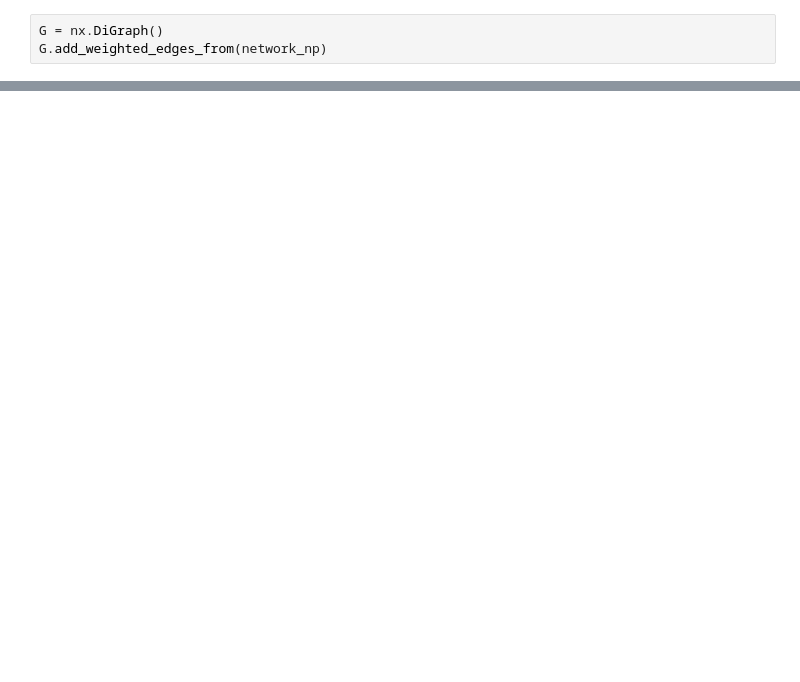
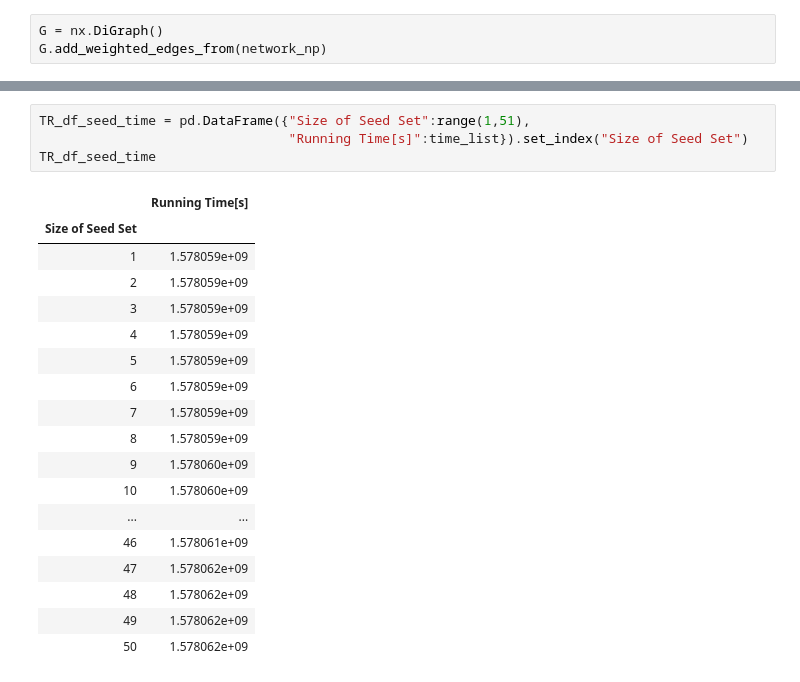
Before and after one commit to plue1011/code, a Jupyter notebook: PMC.ipynb, the cells around one changed output, grey strips where cells are left out. Drawn from its saved outputs; the diff is of its cells as text; blank space fills up the shorter version.

```diff
--- a/PMC.ipynb
+++ b/PMC.ipynb
@@ -329,0 +529,23 @@ Wall time: 46 s
+# %%
+TR_df_seed_time = pd.DataFrame({"Size of Seed Set":range(1,51),
+                                "Running Time[s]":time_list}).set_index("Size of Seed Set")
+TR_df_seed_time
+# %% [output]
+|  | Running Time[s] |
+| Size of Seed Set |  |
+| 1 | 1.578059e+09 |
+| 2 | 1.578059e+09 |
+| 3 | 1.578059e+09 |
+| 4 | 1.578059e+09 |
+| 5 | 1.578059e+09 |
+| 6 | 1.578059e+09 |
+| 7 | 1.578059e+09 |
+| 8 | 1.578059e+09 |
+| 9 | 1.578060e+09 |
+| 10 | 1.578060e+09 |
+| ... | ... |
+| 46 | 1.578061e+09 |
+| 47 | 1.578062e+09 |
+| 48 | 1.578062e+09 |
+| 49 | 1.578062e+09 |
+| 50 | 1.578062e+09 |
```
Also changed, not shown: parts of 35 cells of this notebook.
